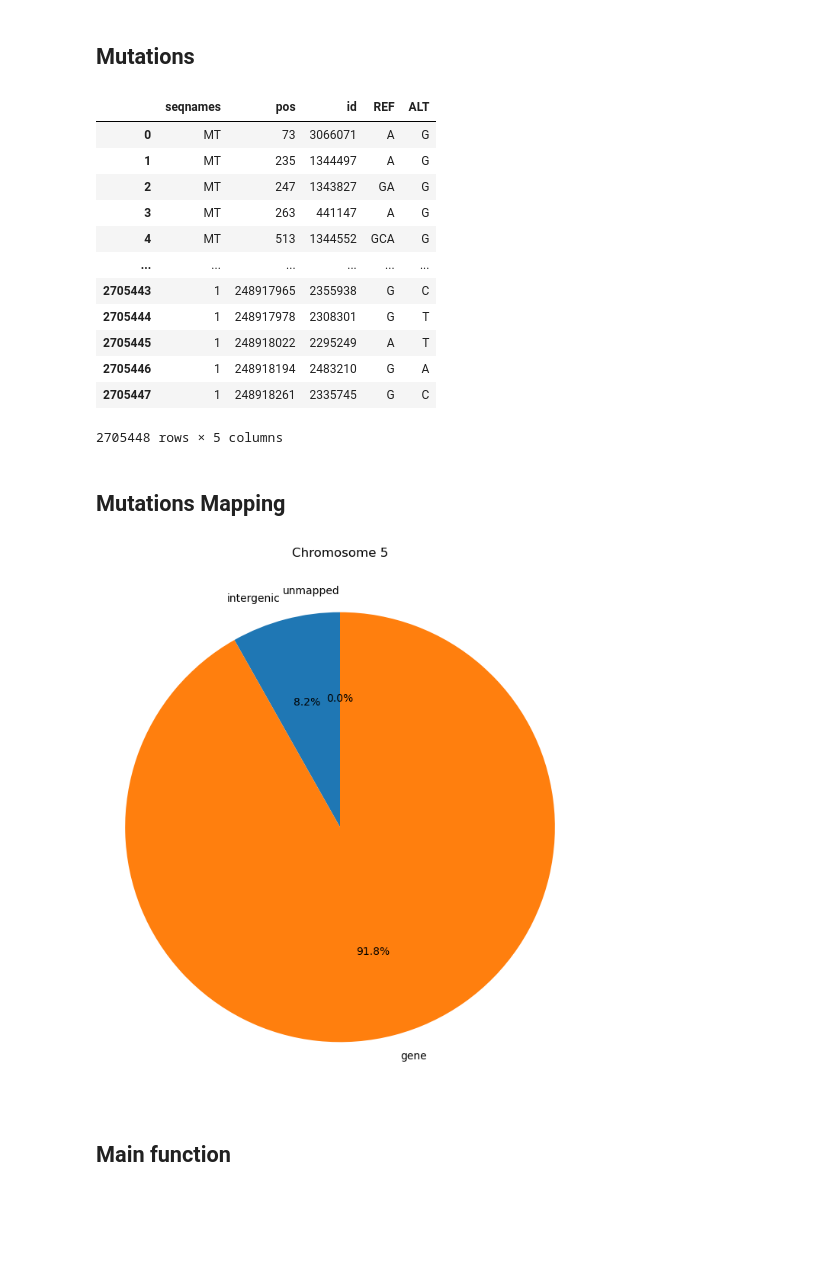
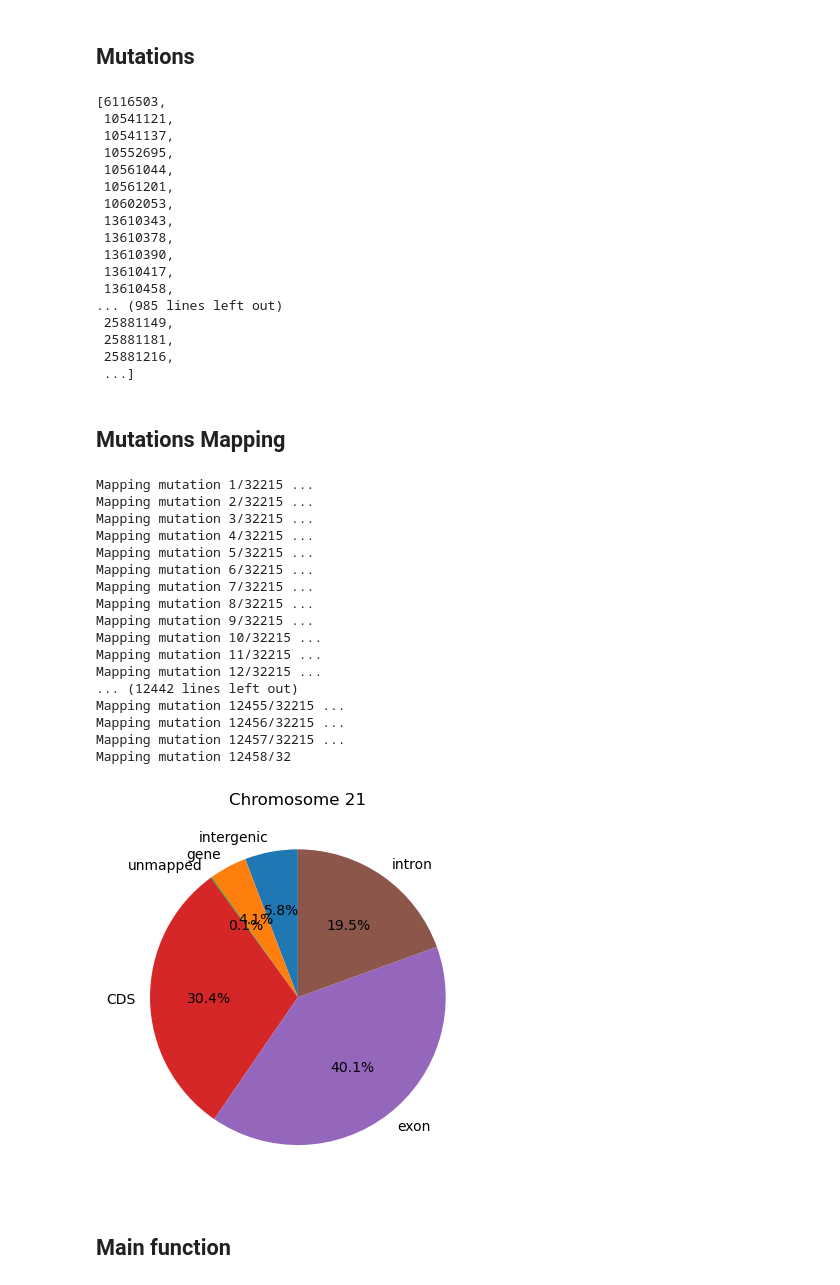
Before and after one commit to JoseSanchezVillicana/Mutations-mapping-to-Genomic-Regions, a Jupyter notebook: bin/mapping.ipynb, the cells around one changed output. Saved outputs shown, nothing was run; the diff lists cells and outputs as text; code cells hidden in the pictures; blank space fills up the shorter version.

```diff
--- a/bin/mapping.ipynb
+++ b/bin/mapping.ipynb
@@ -143,7 +194,7 @@ genes_df
 ## Intergenic Regions
 # %%
 intergenic_regions = get_intergenic_regions(genes_df= genes_df)
-concatenated_df = pd.concat([genes_df, intergenic_regions], ignore_index=True).sort_values(by=["starts", 'ends']).reset_index(drop= True)
-concatenated_df
+temp_conca = pd.concat([coding_df, intergenic_regions], ignore_index=True).sort_values(by=["starts"]).reset_index(drop= True)
+temp_conca
 # %% [output]
 |  | seqnames | feature | starts | ends |
@@ -161,0 +215,4 @@ concatenated_df
+# %%
+intronic_regions = get_intron_regions(coding_df= temp_conca)
+concatenated_df = pd.concat([intronic_regions, temp_conca], ignore_index=True).sort_values(by=["starts", 'ends']).reset_index(drop= True)
+concatenated_df
@@ -162,41 +233,68 @@ concatenated_df
 # %% [markdown]
 ## Mutations
 # %%
-mutations_vcf = load_vcf('./../data/clinvar_trimmed.vcf').sort_values(by=['pos']).reset_index(drop= True)
+archivo_vcf = './../data/clinvar_trimmed.vcf'
+mutations_vcf = load_vcf(archivo_vcf).sort_values(by=['pos']).reset_index(drop= True)
+mutations_vcf = mutations_vcf[mutations_vcf['seqnames'] == '21']
 mutations_positions = list(mutations_vcf['pos'])
-mutations_vcf
+mutations_positions
 # %% [output]
-|  | seqnames | pos | id | REF | ALT |
-| 0 | MT | 73 | 3066071 | A | G |
-| 1 | MT | 235 | 1344497 | A | G |
-| 2 | MT | 247 | 1343827 | GA | G |
-| 3 | MT | 263 | 441147 | A | G |
-| 4 | MT | 513 | 1344552 | GCA | G |
-| ... | ... | ... | ... | ... | ... |
-| 2705443 | 1 | 248917965 | 2355938 | G | C |
-| 2705444 | 1 | 248917978 | 2308301 | G | T |
-| 2705445 | 1 | 248918022 | 2295249 | A | T |
-| 2705446 | 1 | 248918194 | 2483210 | G | A |
-| 2705447 | 1 | 248918261 | 2335745 | G | C |
-2705448 rows × 5 columns
+[6116503,
+ 10541121,
+ 10541137,
+ 10552695,
+ 10561044,
+ 10561201,
+ 10602053,
+ 13610343,
+ 13610378,
+ 13610390,
+ 13610417,
+ 13610458,
+... (985 lines left out)
+ 25881149,
+ 25881181,
+ 25881216,
+ ...]
 # %% [markdown]
 ## Mutations Mapping
 # %%
 counts = {
     'intergenic' : 0,
     'gene' : 0,
-    'unmapped' : 0
+    'unmapped' : 0,
+    'CDS' : 0,
+    'exon' : 0,
+    'intron' : 0
 }
 for i, pos in enumerate(mutations_positions):
     print(f'Mapping mutation {i + 1}/{len(mutations_positions)} ...')
     counts[binary_search(pos, concatenated_df)] += 1
+# %% [output]
+Mapping mutation 1/32215 ...
+Mapping mutation 2/32215 ...
+Mapping mutation 3/32215 ...
+Mapping mutation 4/32215 ...
+Mapping mutation 5/32215 ...
+Mapping mutation 6/32215 ...
+Mapping mutation 7/32215 ...
+Mapping mutation 8/32215 ...
+Mapping mutation 9/32215 ...
+Mapping mutation 10/32215 ...
+Mapping mutation 11/32215 ...
+Mapping mutation 12/32215 ...
+... (12442 lines left out)
+Mapping mutation 12455/32215 ...
+Mapping mutation 12456/32215 ...
+Mapping mutation 12457/32215 ...
+Mapping mutation 12458/32
 # %%
 plot_region_counts(
-    chromosome= 5,
+    chromosome= 21,
     counts= counts
 );
 # %% [output]
-[figure, old version]
+[figure, new version]
 # %% [markdown]
 ## Main function
 # %%
```
Also changed, not shown: parts of 9 cells of this notebook, 1 other file.
